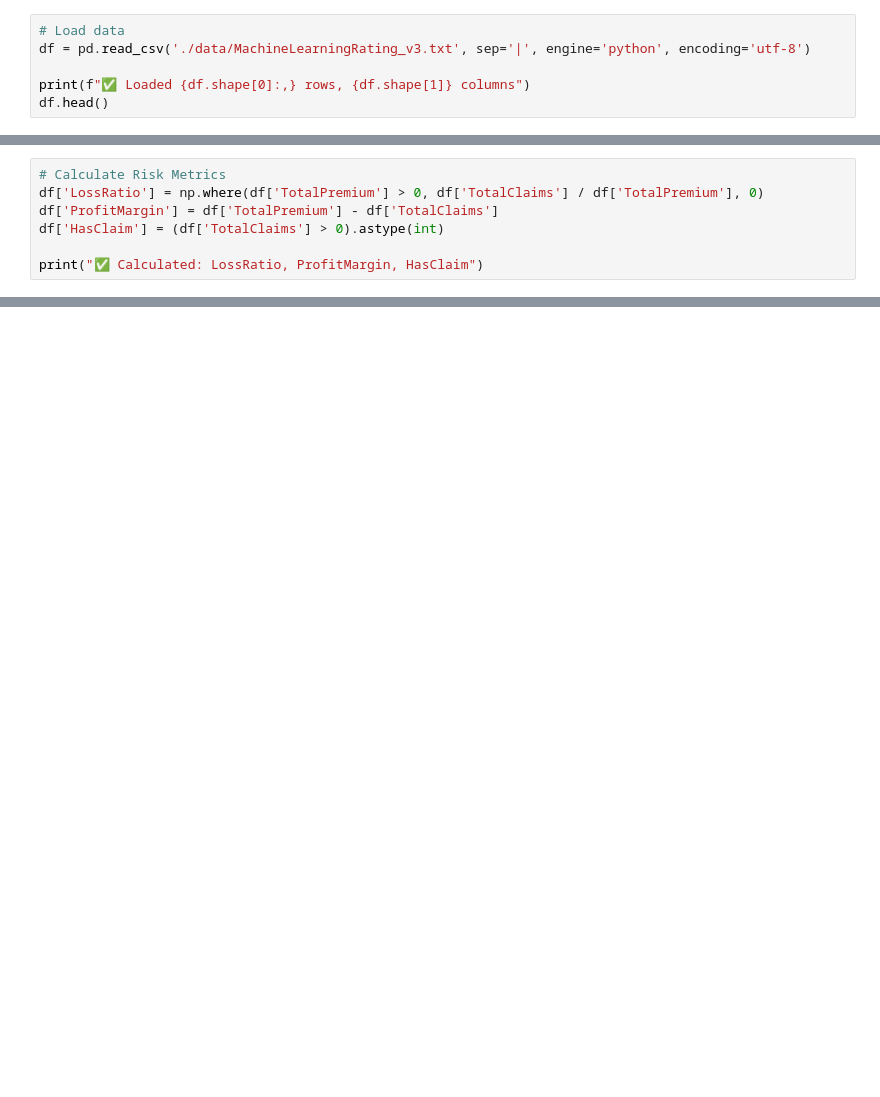
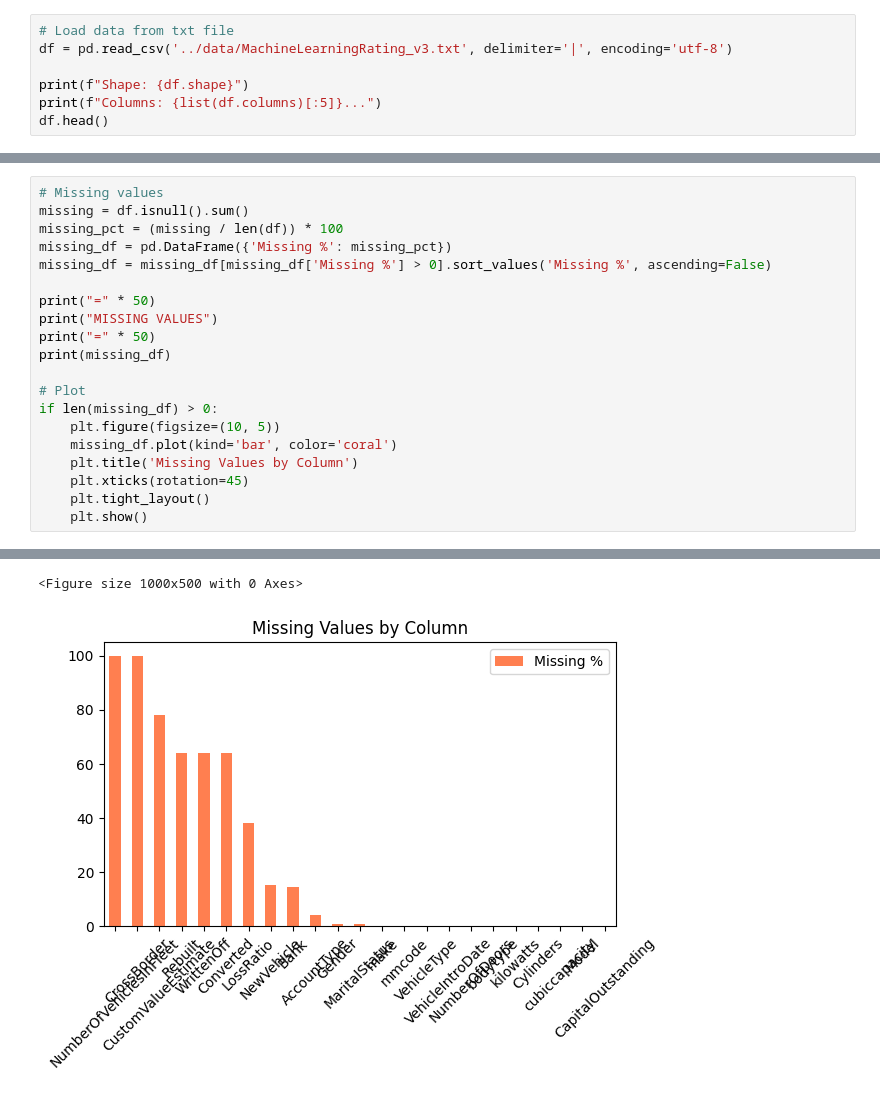
Before and after one commit to betiytesfay/insurance-risk-analytics, a Jupyter notebook: notebooks/01_eda.ipynb, the cells around one changed output, grey strips where cells are left out. Saved outputs shown, nothing was run; the diff lists cells and outputs as text; blank space fills up the shorter version.

```diff
--- a/notebooks/01_eda.ipynb
+++ b/notebooks/01_eda.ipynb
@@ -16,7 +12,8 @@ Libraries imported successfully!
 # %%
-# Load data
-df = pd.read_csv('./data/MachineLearningRating_v3.txt', sep='|', engine='python', encoding='utf-8')
+# Load data from txt file
+df = pd.read_csv('../data/MachineLearningRating_v3.txt', delimiter='|', encoding='utf-8')
 
-print(f"✅ Loaded {df.shape[0]:,} rows, {df.shape[1]} columns")
+print(f"Shape: {df.shape}")
+print(f"Columns: {list(df.columns)[:5]}...")
 df.head()
 # %% [output]
@@ -40,7 +55,21 @@ print(f"\nColumns with missing values:\n{missing_df}")
 # %%
-# Calculate Risk Metrics
-df['LossRatio'] = np.where(df['TotalPremium'] > 0, df['TotalClaims'] / df['TotalPremium'], 0)
-df['ProfitMargin'] = df['TotalPremium'] - df['TotalClaims']
-df['HasClaim'] = (df['TotalClaims'] > 0).astype(int)
+# Missing values
+missing = df.isnull().sum()
+missing_pct = (missing / len(df)) * 100
+missing_df = pd.DataFrame({'Missing %': missing_pct})
+missing_df = missing_df[missing_df['Missing %'] > 0].sort_values('Missing %', ascending=False)
 
-print("✅ Calculated: LossRatio, ProfitMargin, HasClaim")
+print("=" * 50)
+print("MISSING VALUES")
+print("=" * 50)
+print(missing_df)
+
+# Plot
+if len(missing_df) > 0:
+    plt.figure(figsize=(10, 5))
+    missing_df.plot(kind='bar', color='coral')
+    plt.title('Missing Values by Column')
+    plt.xticks(rotation=45)
+    plt.tight_layout()
+    plt.show()
+# %% [output]
@@ -47 +93,3 @@ print("✅ Calculated: LossRatio, ProfitMargin, HasClaim")
+<Figure size 1000x500 with 0 Axes>
+[figure, added]
 # %%
```
Also changed, not shown: parts of 8 cells of this notebook.
